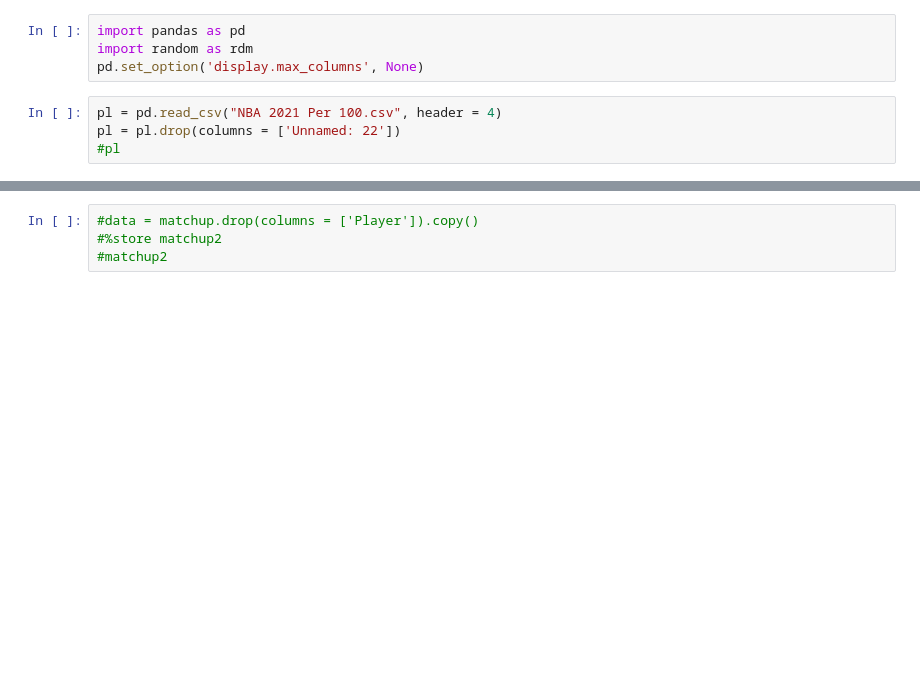
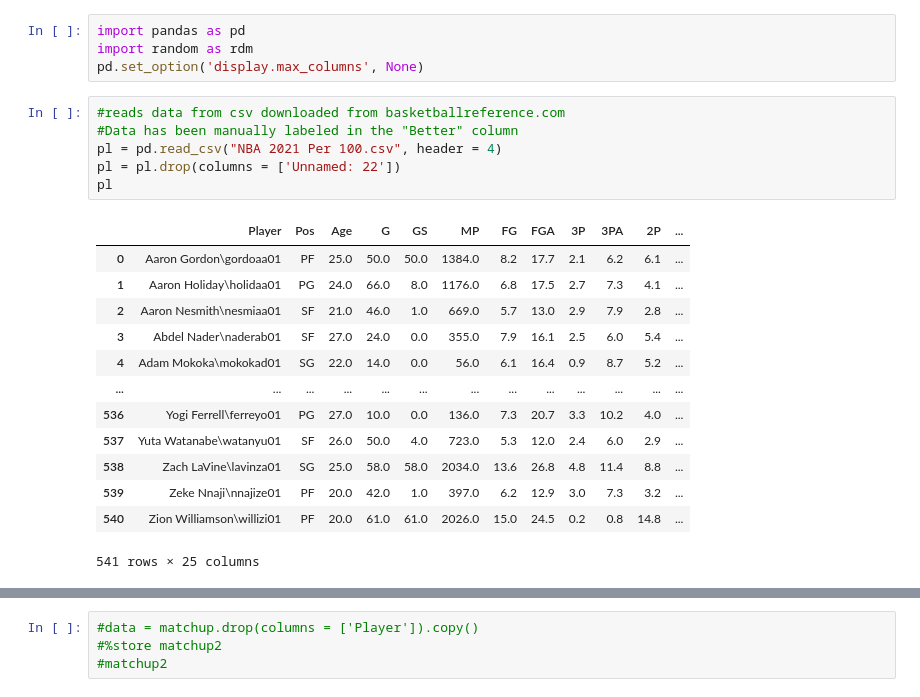
Before and after one commit to ALLEE24/nbamatchups, a Jupyter notebook: Matchup_Generator.ipynb, the cells around one changed output, grey strips where cells are left out. Saved outputs shown, nothing was run; the diff lists cells and outputs as text; blank space fills up the shorter version.

```diff
--- a/Matchup_Generator.ipynb
+++ b/Matchup_Generator.ipynb
@@ -3,7 +3,23 @@ import pandas as pd
 import random as rdm
 pd.set_option('display.max_columns', None)
 # %%
+#reads data from csv downloaded from basketballreference.com
+#Data has been manually labeled in the "Better" column
 pl = pd.read_csv("NBA 2021 Per 100.csv", header = 4)
 pl = pl.drop(columns = ['Unnamed: 22'])
-#pl
+pl
+# %% [output]
+|  | Player | Pos | Age | G | GS | MP | FG | FGA | 3P | 3PA | 2P | ... |
+| 0 | Aaron Gordon\gordoaa01 | PF | 25.0 | 50.0 | 50.0 | 1384.0 | 8.2 | 17.7 | 2.1 | 6.2 | 6.1 | ... |
+| 1 | Aaron Holiday\holidaa01 | PG | 24.0 | 66.0 | 8.0 | 1176.0 | 6.8 | 17.5 | 2.7 | 7.3 | 4.1 | ... |
+| 2 | Aaron Nesmith\nesmiaa01 | SF | 21.0 | 46.0 | 1.0 | 669.0 | 5.7 | 13.0 | 2.9 | 7.9 | 2.8 | ... |
+| 3 | Abdel Nader\naderab01 | SF | 27.0 | 24.0 | 0.0 | 355.0 | 7.9 | 16.1 | 2.5 | 6.0 | 5.4 | ... |
+| 4 | Adam Mokoka\mokokad01 | SG | 22.0 | 14.0 | 0.0 | 56.0 | 6.1 | 16.4 | 0.9 | 8.7 | 5.2 | ... |
+| ... | ... | ... | ... | ... | ... | ... | ... | ... | ... | ... | ... | ... |
+| 536 | Yogi Ferrell\ferreyo01 | PG | 27.0 | 10.0 | 0.0 | 136.0 | 7.3 | 20.7 | 3.3 | 10.2 | 4.0 | ... |
+| 537 | Yuta Watanabe\watanyu01 | SF | 26.0 | 50.0 | 4.0 | 723.0 | 5.3 | 12.0 | 2.4 | 6.0 | 2.9 | ... |
+| 538 | Zach LaVine\lavinza01 | SG | 25.0 | 58.0 | 58.0 | 2034.0 | 13.6 | 26.8 | 4.8 | 11.4 | 8.8 | ... |
+| 539 | Zeke Nnaji\nnajize01 | PF | 20.0 | 42.0 | 1.0 | 397.0 | 6.2 | 12.9 | 3.0 | 7.3 | 3.2 | ... |
+| 540 | Zion Williamson\willizi01 | PF | 20.0 | 61.0 | 61.0 | 2026.0 | 15.0 | 24.5 | 0.2 | 0.8 | 14.8 | ... |
+541 rows × 25 columns
 # %%
```
Also changed, not shown: parts of 10 cells of this notebook, 1 other file.
